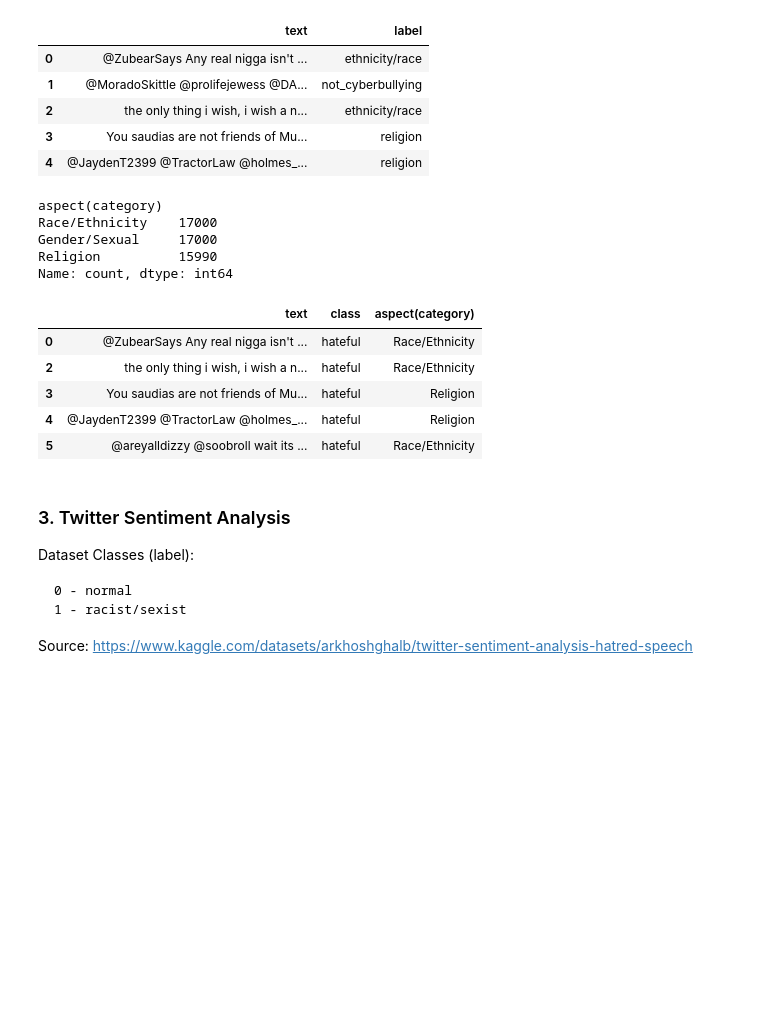
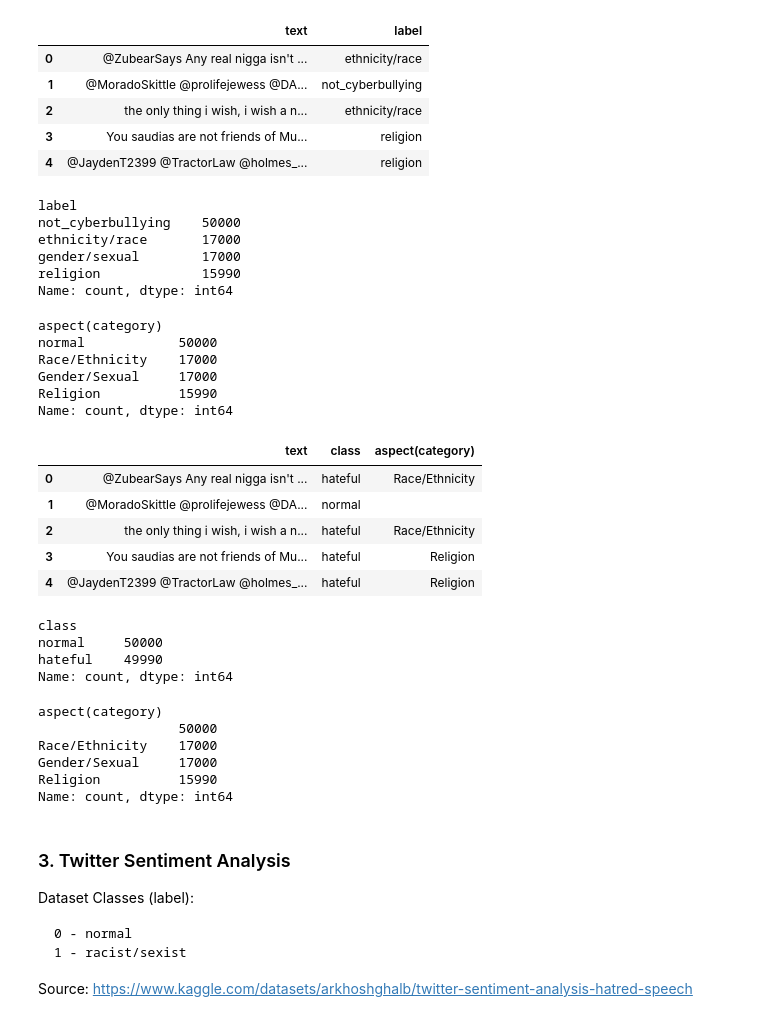
Before and after one commit to AbdulManaf12/Hate-Speech-Detection, a Jupyter notebook: Dataset Statistics/dataset_merging (multi dataset).ipynb, the cells around one changed output. Saved outputs shown, nothing was run; the diff lists cells and outputs as text; code cells hidden in the pictures; blank space fills up the shorter version.

```diff
--- a/Dataset Statistics/dataset_merging (multi dataset).ipynb
+++ b/Dataset Statistics/dataset_merging (multi dataset).ipynb
@@ -118,34 +122,65 @@ df2.head()
 | 2 | the only thing i wish, i wish a n... | ethnicity/race |
 | 3 | You saudias are not friends of Mu... | religion |
 | 4 | @JaydenT2399 @TractorLaw @holmes_... | religion |
+# %%
+df2['label'].value_counts()
+# %% [output]
+label
+not_cyberbullying    50000
+ethnicity/race       17000
+gender/sexual        17000
+religion             15990
+Name: count, dtype: int64
 # %%
 df2.columns = ['text', 'aspect(category)']
-df2 = df2[df2['aspect(category)'] != 'not_cyberbullying']
+# df2 = df2[df2['aspect(category)'] != 'not_cyberbullying']
 
 df2['aspect(category)'] = df2['aspect(category)'].map({
     'ethnicity/race': 'Race/Ethnicity',
     'religion': 'Religion',
     'gender/sexual': 'Gender/Sexual',
+    'not_cyberbullying': 'normal'
 })
 
 df2['aspect(category)'].value_counts()
 # %% [output]
 aspect(category)
+normal            50000
 Race/Ethnicity    17000
 Gender/Sexual     17000
 Religion          15990
 Name: count, dtype: int64
 # %%
 df2['class'] = 'hateful'
+
+df2.loc[df2['aspect(category)'] == 'normal', 'class'] = 'normal'
+df2.loc[df2['aspect(category)'] == 'normal', 'aspect(category)'] = ' '
+
 df2 = df2[['text', 'class', 'aspect(category)']]
 df2.head()
 # %% [output]
 |  | text | class | aspect(category) |
 | 0 | @ZubearSays Any real nigga isn't ... | hateful | Race/Ethnicity |
+| 1 | @MoradoSkittle @prolifejewess @DA... | normal |  |
 | 2 | the only thing i wish, i wish a n... | hateful | Race/Ethnicity |
 | 3 | You saudias are not friends of Mu... | hateful | Religion |
 | 4 | @JaydenT2399 @TractorLaw @holmes_... | hateful | Religion |
-| 5 | @areyalldizzy @soobroll wait its ... | hateful | Race/Ethnicity |
+# %%
+df2['class'].value_counts()
+# %% [output]
+class
+normal     50000
+hateful    49990
+Name: count, dtype: int64
+# %%
+df2['aspect(category)'].value_counts()
+# %% [output]
+aspect(category)
+                  50000
+Race/Ethnicity    17000
+Gender/Sexual     17000
+Religion          15990
+Name: count, dtype: int64
 # %% [markdown]
 ### 3. Twitter Sentiment Analysis
 Dataset Classes (label):
```
Also changed, not shown: parts of 14 cells of this notebook.
